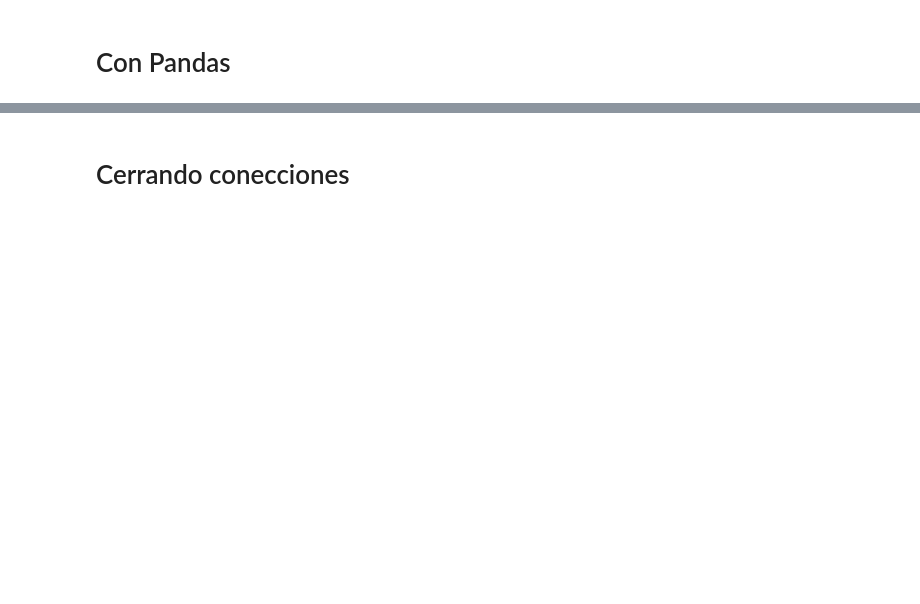
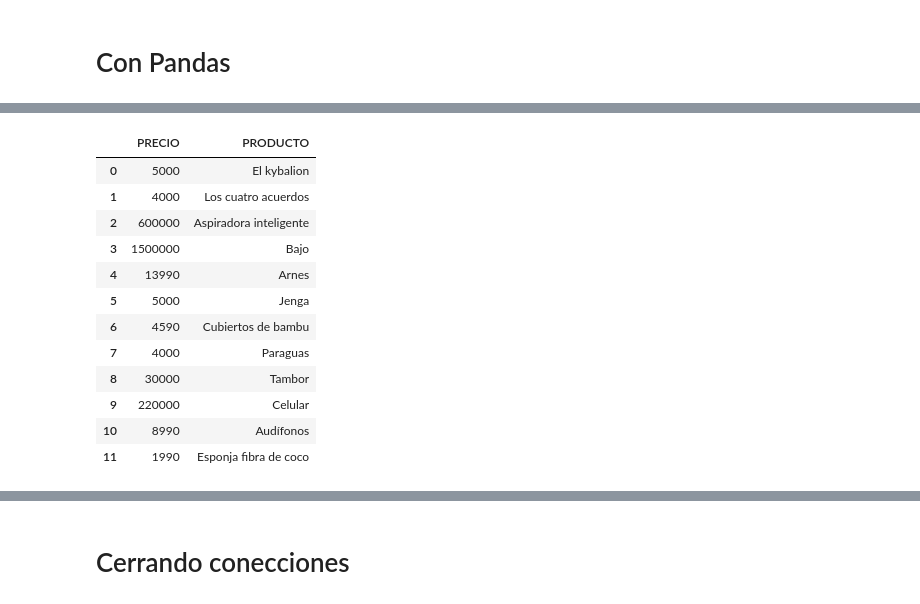
Before and after one commit to amarufd/herramientasDeAnalisis2023, a Jupyter notebook: Python/conection_database.ipynb, the cells around one changed output, grey strips where cells are left out. Drawn from its saved outputs; the diff is of its cells as text; code cells hidden in the pictures; blank space fills up the shorter version.

```diff
--- a/Python/conection_database.ipynb
+++ b/Python/conection_database.ipynb
@@ -130,0 +33,21 @@ response['PRECIO'].plot.hist(bins=15)
+# %%
+query="""
+SELECT PRECIO, PRODUCTO
+FROM PRODUCTOS
+"""
+response = conn.execute_query(query)
+response
+# %% [output]
+|  | PRECIO | PRODUCTO |
+| 0 | 5000 | El kybalion |
+| 1 | 4000 | Los cuatro acuerdos |
+| 2 | 600000 | Aspiradora inteligente |
+| 3 | 1500000 | Bajo |
+| 4 | 13990 | Arnes |
+| 5 | 5000 | Jenga |
+| 6 | 4590 | Cubiertos de bambu |
+| 7 | 4000 | Paraguas |
+| 8 | 30000 | Tambor |
+| 9 | 220000 | Celular |
+| 10 | 8990 | Audífonos |
+| 11 | 1990 | Esponja fibra de coco |
```
Also changed, not shown: parts of 16 cells of this notebook, 4 other files.
